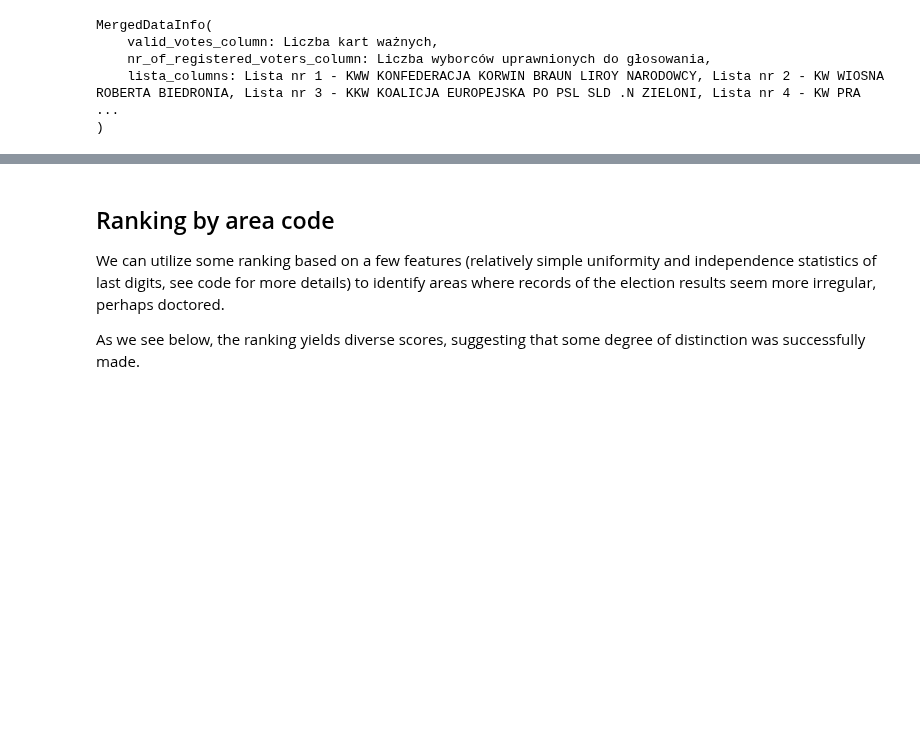
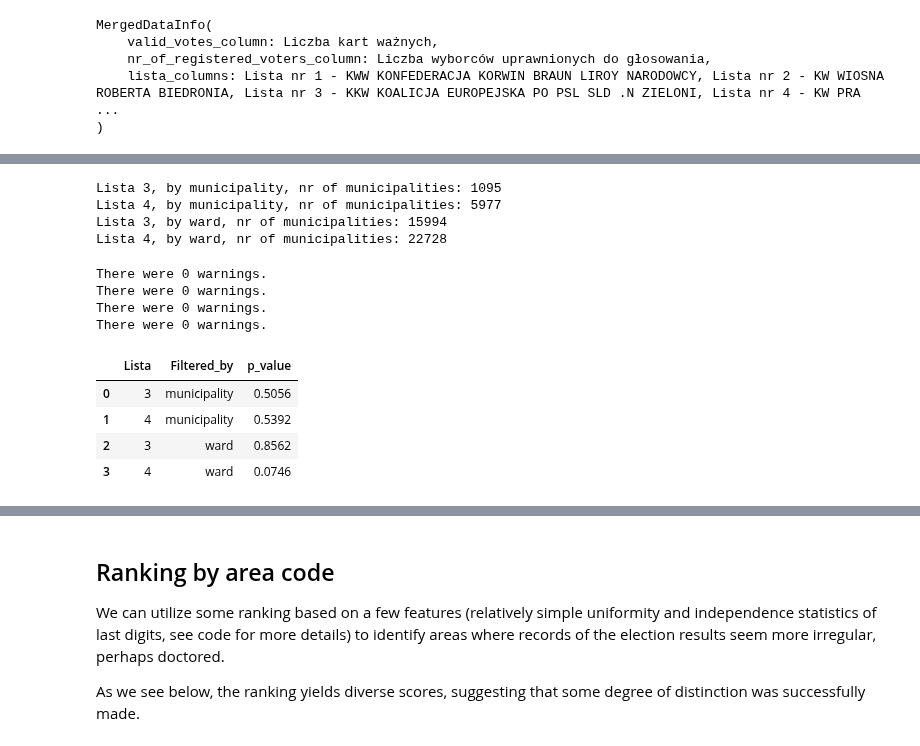
Before and after one commit to brezniczky/ep_elections_2019_hun, a Jupyter notebook: Poland 2019 EP Elections.ipynb, the cells around one changed output, grey strips where cells are left out. Cells and saved outputs as stored; diff of their text form; code cells hidden in the pictures; blank space fills up the shorter version.

```diff
--- a/Poland 2019 EP Elections.ipynb
+++ b/Poland 2019 EP Elections.ipynb
@@ -40,0 +50,74 @@ MergedDataInfo(
+# %%
+# to fix the smooth filtering
+rnd.seed(1234)
+
+tests = OrderedDict()
+
+# p-values for Lista 4 filtered per ward, MIN_N_WARDS = 0
+# 100: 0.0746
+# 200: 0.0172
+# 300: 0.0426
+
+# minimum number of party-specific votes to require
+# per each row/each ward in a municipality
+MIN_VOTE_LIMIT = 100
+# minimum electoral wards to require per municipality
+MIN_N_WARDS = 0
+# number of simulation iterations - increase to get smoother CDFs
+LL_ITERATIONS = 5000
+
+for feasibility in ["municipality", "ward"]:
+    for lista in [3, 4]:
+        if feasibility == "ward":
+            feasible_df = drd.get_feasible_rows(
+                merged, MIN_VOTE_LIMIT,
+                [list(merged.columns).index(
+                    info.get_lista_column(lista))]
+            )
+        else:
+            # I promise this filter will change :)
+            groups = drd.get_feasible_groups(
+                merged, min_n_wards=MIN_N_WARDS,
+                min_votes=MIN_VOTE_LIMIT,
+                value_colname=info.get_lista_column(lista),
+                group_colname=info.area_column,
+            )
+            feasible_df = merged[merged[info.area_column].isin(groups)]
+
+        print("Lista %d, by %s, nr of municipalities: %d" %
+              (lista, feasibility, len(feasible_df)))
+
+        tests[(lista, feasibility)] = \
+            drd.LodigeTest(
+                digits=feasible_df["ld_" + info.get_lista_column(lista)],
+                group_ids=feasible_df[info.area_column],
+                bottom_n=20,
+                avoid_inf=True,
+                quiet=False,  # set to True to get rid of messages such as "0 warnings"
+                ll_iterations=LL_ITERATIONS,
+            )
+# %% [output]
+Lista 3, by municipality, nr of municipalities: 1095
+Lista 4, by municipality, nr of municipalities: 5977
+Lista 3, by ward, nr of municipalities: 15994
+Lista 4, by ward, nr of municipalities: 22728
+# %%
+p_values = [tests[test_id].p for test_id in sorted(tests.keys())]
+
+test_results = pd.DataFrame(dict(Lista=[x for x, _ in tests.keys()],
+                                 Filtered_by=[x for _, x in tests.keys()],
+                                 p_value=p_values))
+# cokumn order
+test_results = test_results[["Lista", "Filtered_by", "p_value"]]
+
+test_results
+# %% [output]
+There were 0 warnings.
+There were 0 warnings.
+There were 0 warnings.
+There were 0 warnings.
+|  | Lista | Filtered_by | p_value |
+| 0 | 3 | municipality | 0.5056 |
+| 1 | 4 | municipality | 0.5392 |
+| 2 | 3 | ward | 0.8562 |
+| 3 | 4 | ward | 0.0746 |
```
Also changed, not shown: parts of 8 cells of this notebook, 5 other files.
